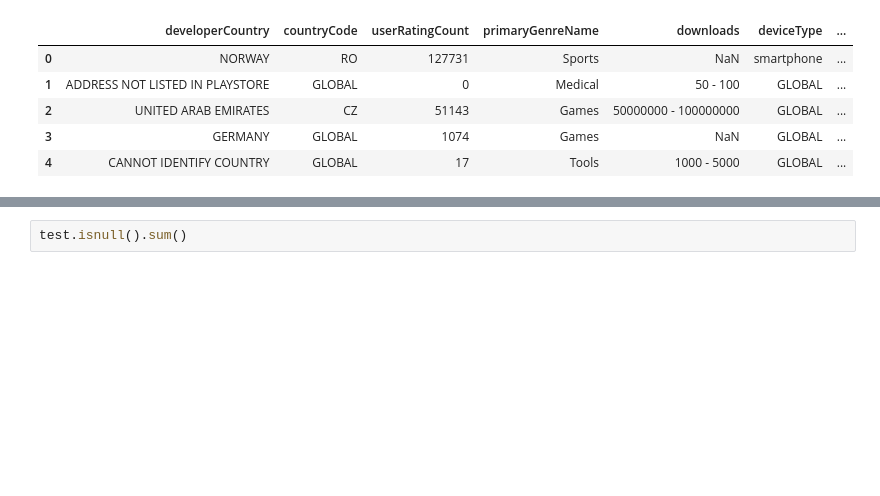
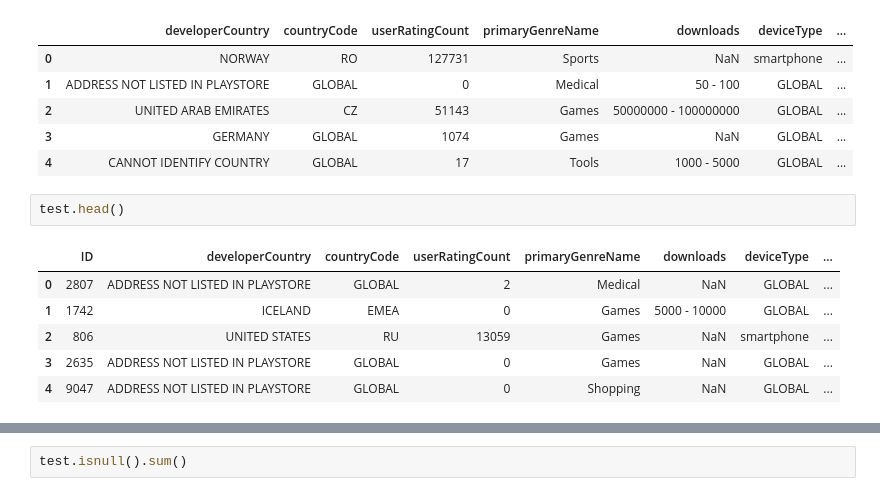
Before and after one commit to kirisame-ame/findit, a Jupyter notebook: main.ipynb, the cells around one changed output, grey strips where cells are left out. Drawn from its saved outputs; the diff is of its cells as text; blank space fills up the shorter version.

```diff
--- a/main.ipynb
+++ b/main.ipynb
@@ -59,6 +82,15 @@ train.head()
 | 2 | UNITED ARAB EMIRATES | CZ | 51143 | Games | 50000000 - 100000000 | GLOBAL | ... |
 | 3 | GERMANY | GLOBAL | 1074 | Games | NaN | GLOBAL | ... |
 | 4 | CANNOT IDENTIFY COUNTRY | GLOBAL | 17 | Tools | 1000 - 5000 | GLOBAL | ... |
+# %%
+test.head()
+# %% [output]
+|  | ID | developerCountry | countryCode | userRatingCount | primaryGenreName | downloads | deviceType | ... |
+| 0 | 2807 | ADDRESS NOT LISTED IN PLAYSTORE | GLOBAL | 2 | Medical | NaN | GLOBAL | ... |
+| 1 | 1742 | ICELAND | EMEA | 0 | Games | 5000 - 10000 | GLOBAL | ... |
+| 2 | 806 | UNITED STATES | RU | 13059 | Games | NaN | smartphone | ... |
+| 3 | 2635 | ADDRESS NOT LISTED IN PLAYSTORE | GLOBAL | 0 | Games | NaN | GLOBAL | ... |
+| 4 | 9047 | ADDRESS NOT LISTED IN PLAYSTORE | GLOBAL | 0 | Shopping | NaN | GLOBAL | ... |
 # %%
 train.isnull().sum()
 # %% [output]
```
Also changed, not shown: parts of 43 cells of this notebook, 1 other file.
